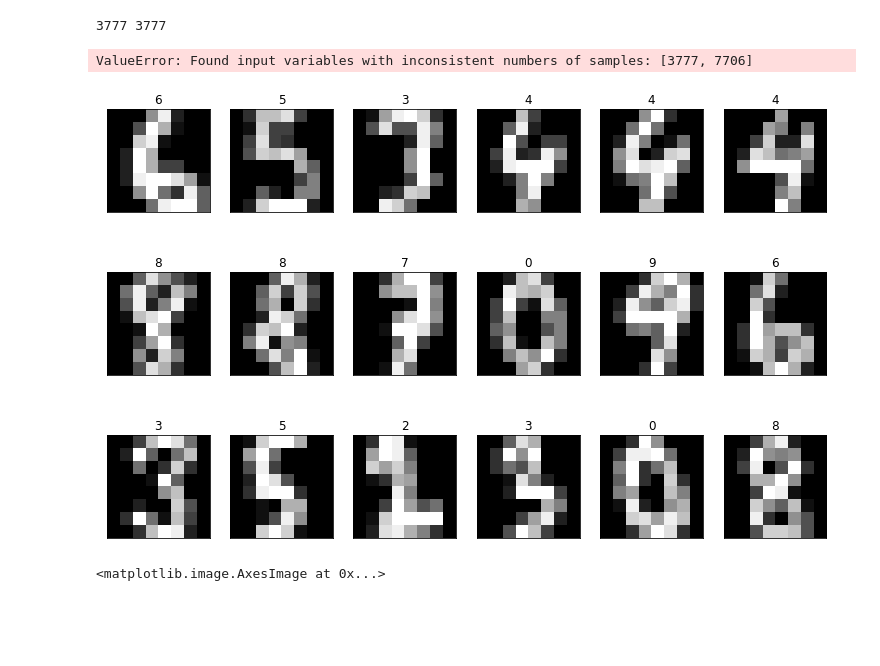
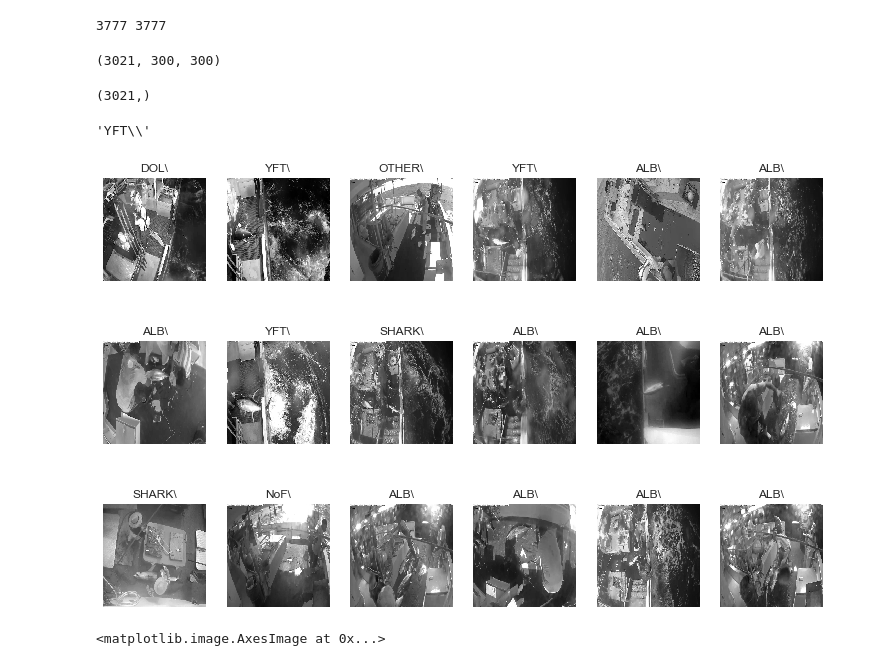
Before and after one commit to MachineLearning-FA2017/Lab8, a Jupyter notebook: CNN Van.ipynb, the cells around one changed output. Saved outputs shown, nothing was run; the diff lists cells and outputs as text; code cells hidden in the pictures; blank space fills up the shorter version.

```diff
--- a/CNN Van.ipynb
+++ b/CNN Van.ipynb
@@ -98,7 +98,7 @@ for i in range(0,5):
 #train_data = train_data / 255
 #igs_pca = train_data.reshape(igs.shape[0], (train_data.shape[1]*train_data.shape[2]))
 X = igs
-y = image_labels
+y = np.asarray(image_labels)
 print(len(X), len(y))
 # %% [output]
 3777 3777
@@ -111,27 +111,32 @@ X_train, X_test, y_train, y_test = train_test_split(X, y, test_size=0.2)
 
 X_train.shape
 # %% [output]
-ValueError: Found input variables with inconsistent numbers of samples: [3777, 7706]
+(3021, 300, 300)
+# %%
+print(y_train.shape)
+# %% [output]
+(3021,)
+'YFT\\'
 # %%
 # What do these images look like?
 from matplotlib import pyplot as plt
 %matplotlib inline
 
 # a helper plotting function
 def plot_gallery(images, titles, h, w, n_row=3, n_col=6):
     """Helper function to plot a gallery of portraits"""
     plt.figure(figsize=(1.7 * n_col, 2.3 * n_row))
     plt.subplots_adjust(bottom=0, left=.01, right=.99, top=.90, hspace=.35)
     for i in range(n_row * n_col):
         plt.subplot(n_row, n_col, i + 1)
-        plt.imshow(images[i].reshape((h, w)), cmap=plt.cm.gray)
+        plt.imshow(images[i], cmap=plt.cm.gray)
         plt.title(titles[i], size=12)
         plt.xticks(())
         plt.yticks(())
 
 plot_gallery(X_train, y_train, 8, 8) # defaults to showing a 3 by 6 subset of the images
 # %% [output]
-[figure, old version]
+[figure, new version]
 # %%
 # A reminder of what convolution is
 from skimage.io import imshow
```
